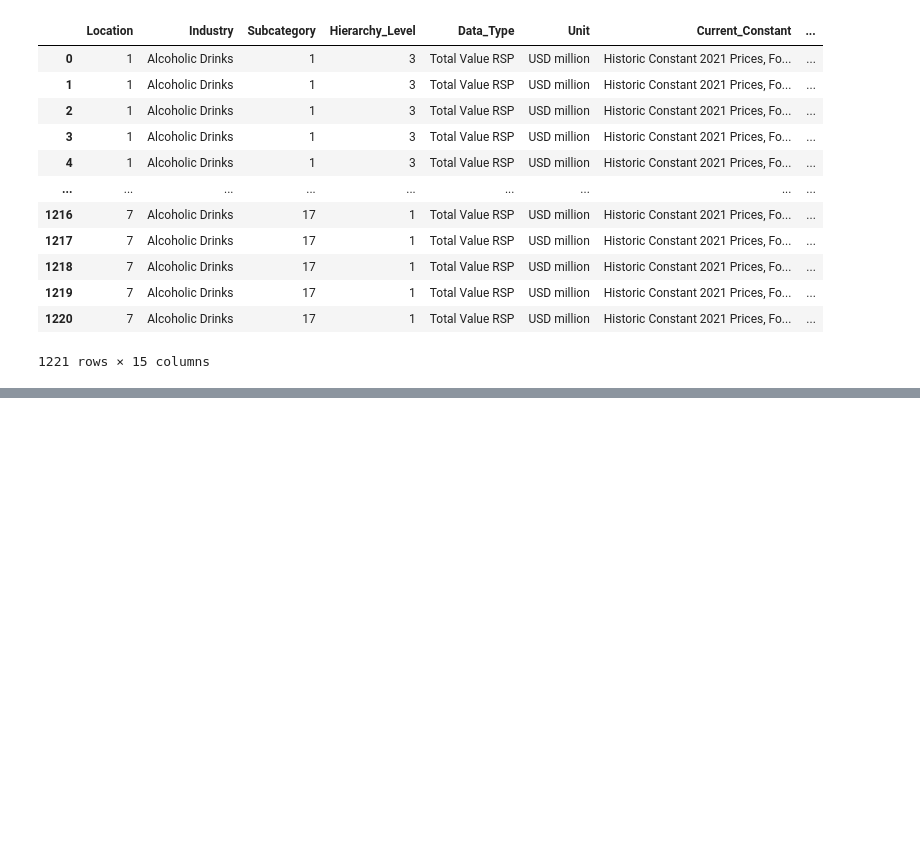
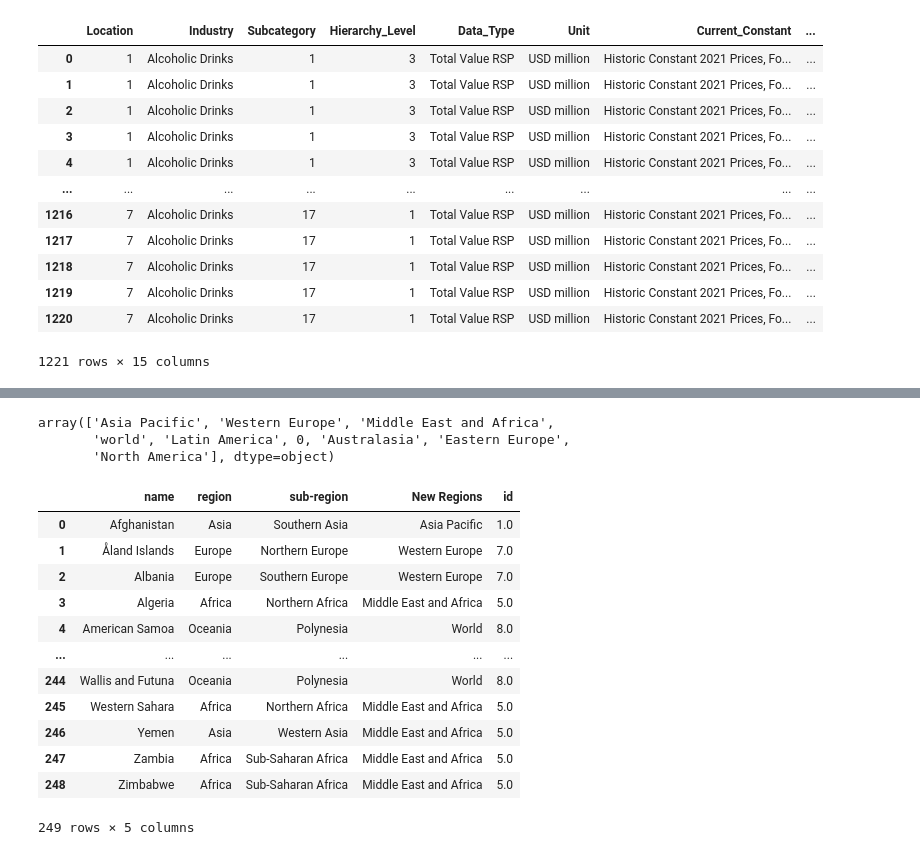
Before and after one commit to Ta-DevSark/dragonyte_brewery, a Jupyter notebook: Mahmoud.ipynb, the cells around one changed output, grey strips where cells are left out. Saved outputs shown, nothing was run; the diff lists cells and outputs as text; code cells hidden in the pictures; blank space fills up the shorter version.

```diff
--- a/Mahmoud.ipynb
+++ b/Mahmoud.ipynb
@@ -1005,0 +1660,2 @@ channel
+# %%
+df.loc[filt_lat,'New Regions'] = 'Latin America'
@@ -1005,0 +1686,3 @@ channel
+# %%
+filt_w= (df['sub-region'] == 'Polynesia') | (df['sub-region'] == 'Melanesia') | (df['sub-region'] == 'Micronesia')
+df.loc[filt_w,'name']
@@ -1005,0 +1707,2 @@ channel
+# %%
+df.loc[filt_w,'New Regions'] = 'World'
@@ -1005,0 +1747,25 @@ channel
+# %%
+df['New Regions'].unique()
+# %% [output]
+array(['Asia Pacific', 'Western Europe', 'Middle East and Africa',
+       'world', 'Latin America', 0, 'Australasia', 'Eastern Europe',
+       'North America'], dtype=object)
+# %%
+filt = df['New Regions'] == 'World'
+df.loc[filt,'id'] = 8
+# %%
+df
+# %% [output]
+|  | name | region | sub-region | New Regions | id |
+| 0 | Afghanistan | Asia | Southern Asia | Asia Pacific | 1.0 |
+| 1 | Åland Islands | Europe | Northern Europe | Western Europe | 7.0 |
+| 2 | Albania | Europe | Southern Europe | Western Europe | 7.0 |
+| 3 | Algeria | Africa | Northern Africa | Middle East and Africa | 5.0 |
+| 4 | American Samoa | Oceania | Polynesia | World | 8.0 |
+| ... | ... | ... | ... | ... | ... |
+| 244 | Wallis and Futuna | Oceania | Polynesia | World | 8.0 |
+| 245 | Western Sahara | Africa | Northern Africa | Middle East and Africa | 5.0 |
+| 246 | Yemen | Asia | Western Asia | Middle East and Africa | 5.0 |
+| 247 | Zambia | Africa | Sub-Saharan Africa | Middle East and Africa | 5.0 |
+| 248 | Zimbabwe | Africa | Sub-Saharan Africa | Middle East and Africa | 5.0 |
+249 rows × 5 columns
```
Also changed, not shown: parts of 89 cells of this notebook, 4 other files.
